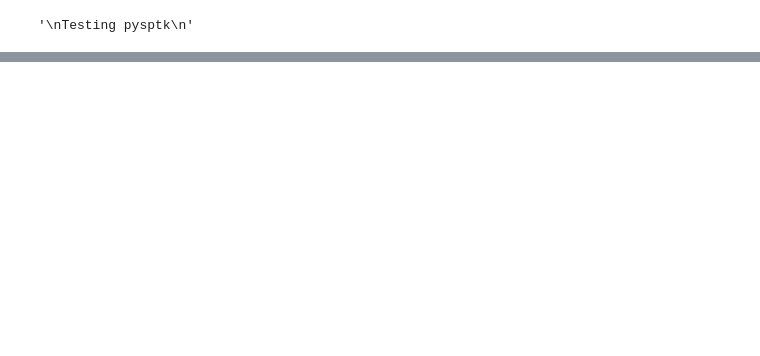
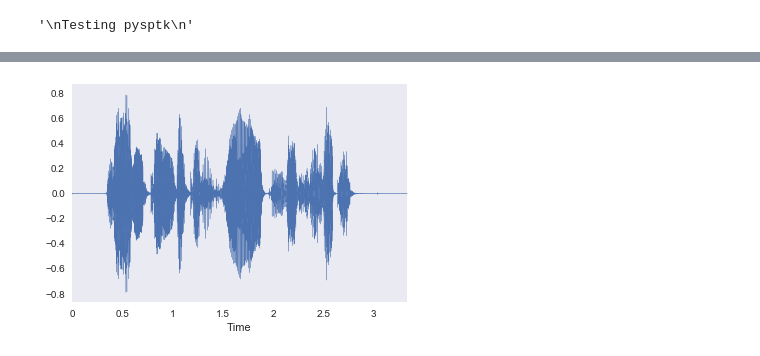
Before and after one commit to Akio-m/evgmm, a Jupyter notebook: test-pysptk-f0.ipynb, the cells around one changed output, grey strips where cells are left out. Drawn from its saved outputs; the diff is of its cells as text; code cells hidden in the pictures; blank space fills up the shorter version.

```diff
--- a/test-pysptk-f0.ipynb
+++ b/test-pysptk-f0.ipynb
@@ -86,20 +86,21 @@ def analyse_spr_2(x, fs, fftl=1024, shiftms=5.0, minf0=40.0, maxf0=500.0):
 # %%
 frame_length = 1024
 hop_length = 80
 dim = 24
 alpha = 0.42
 
 path = 'utterance/'
-file_name = 'rare_fA01'
+file_name = 'A02'
 syn = '.wav'
 name = path + file_name + syn
 
 x, fs = sf.read(name)
 assert fs == 16000
 
 librosa.display.waveplot(x, sr=fs)
-plt.savefig(path +'origin_' + file_name + '.png', format='png', dpi=300)
-plt.close()
+#plt.savefig(path +'origin_' + file_name + '.png', format='png', dpi=300)
+#plt.close()
 Audio(x, rate=fs)
 # %% [output]
 [interactive output not drawn]
+[figure, added]
```
Also changed, not shown: parts of 2 cells of this notebook, 10 other files.
